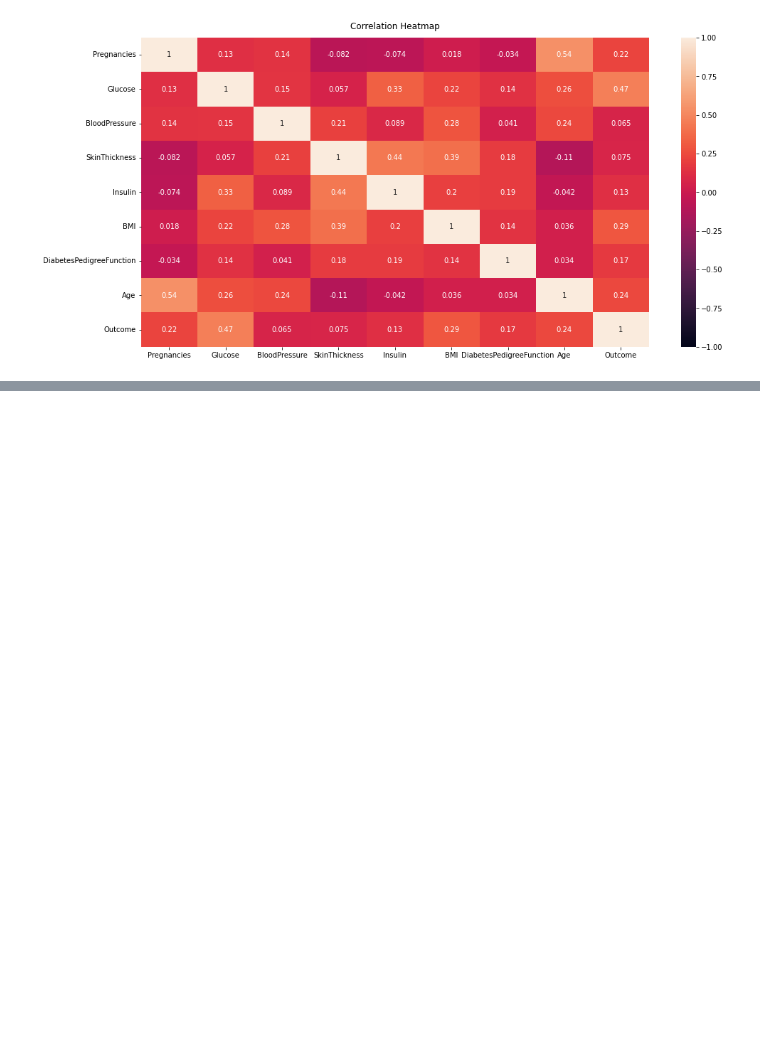
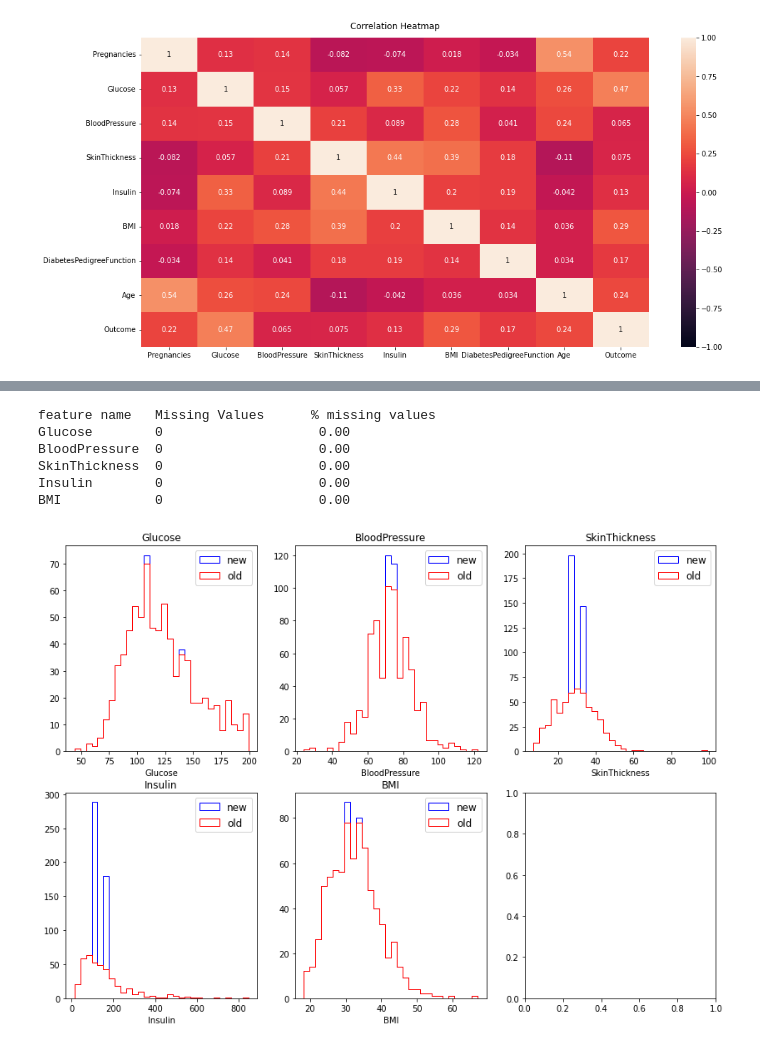
Before and after one commit to Aman0phy/Pima_Diabetes, a Jupyter notebook: diabetes-eda-prediction.ipynb, the cells around one changed output, grey strips where cells are left out. Saved outputs shown, nothing was run; the diff lists cells and outputs as text; code cells hidden in the pictures; blank space fills up the shorter version.

```diff
--- a/diabetes-eda-prediction.ipynb
+++ b/diabetes-eda-prediction.ipynb
@@ -144,0 +149,34 @@ heatmap.set_title('Correlation Heatmap', fontdict={'fontsize':12}, pad=12);
+# %%
+# to keep a copy of old df
+dfold = df.copy()
+# %%
+for i in ms_col:
+    df.loc[(df['Outcome']==0) & (df[i]==0), i] = df[(df['Outcome']==0) & (df[i]!=0)][i].median()
+    df.loc[(df['Outcome']==1) & (df[i]==0), i] = df[(df['Outcome']==1) & (df[i]!=0)][i].median()
+# %%
+# checking if the missing values remain
+print(f"{'feature name': <15}{'Missing Values':<20}{'% missing values':<10}")
+for i in ms_col:
+    print(f"{i: <15}{(df[i]==0).sum():<20}{(((df[i]==0).sum())*100)/df.shape[0]: .2f}")
+# %% [output]
+feature name   Missing Values      % missing values
+Glucose        0                    0.00
+BloodPressure  0                    0.00
+SkinThickness  0                    0.00
+Insulin        0                    0.00
+BMI            0                    0.00
+# %%
+# Let's compare the distribution of each variable before and after replacing the missing values
+# for distributions before we won't plot the zero bin
+fig,ax = plt.subplots(2,3,figsize=(14,10))
+a=0
+ax = ax.ravel()
+for i in range(5):
+    ax[i].hist(df[ms_col[a]],label='new',bins=30,histtype='step',color='blue')
+    ax[i].hist(dfold[dfold[ms_col[a]]!=0][ms_col[a]], label='old',bins=30,histtype='step',color='red')
+    ax[i].set_xlabel(ms_col[a])
+    ax[i].set_title(ms_col[a])
+    ax[i].legend(fontsize='large')
+    a=a+1
+# %% [output]
+[figure, added]
```
Also changed, not shown: parts of 6 cells of this notebook.
